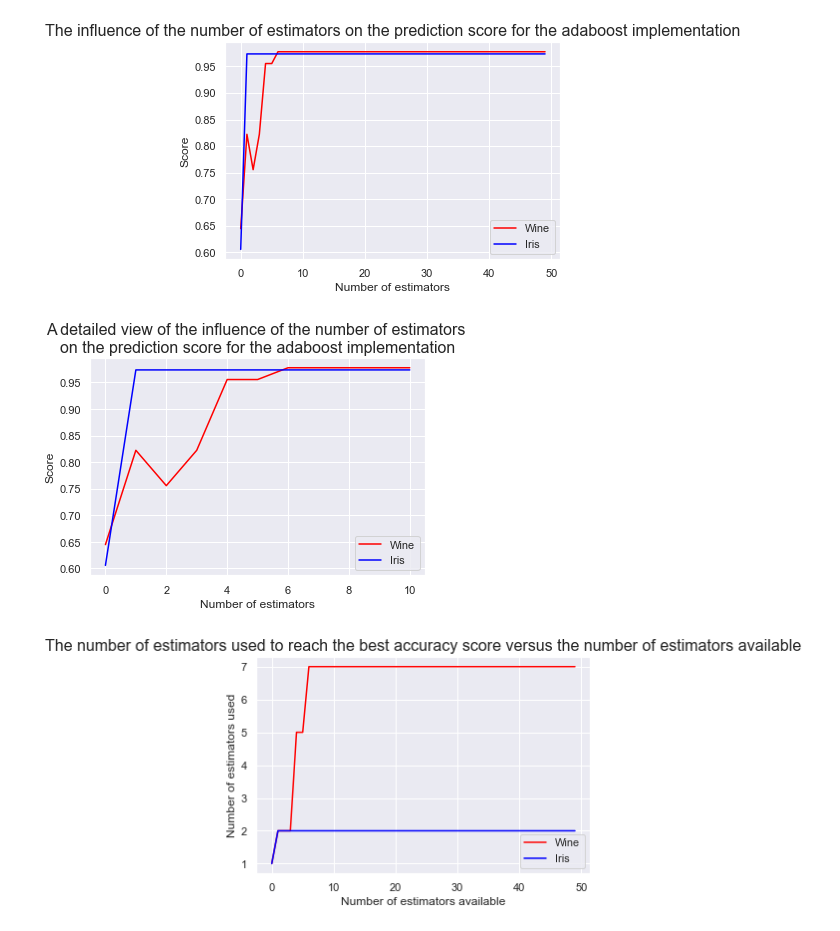
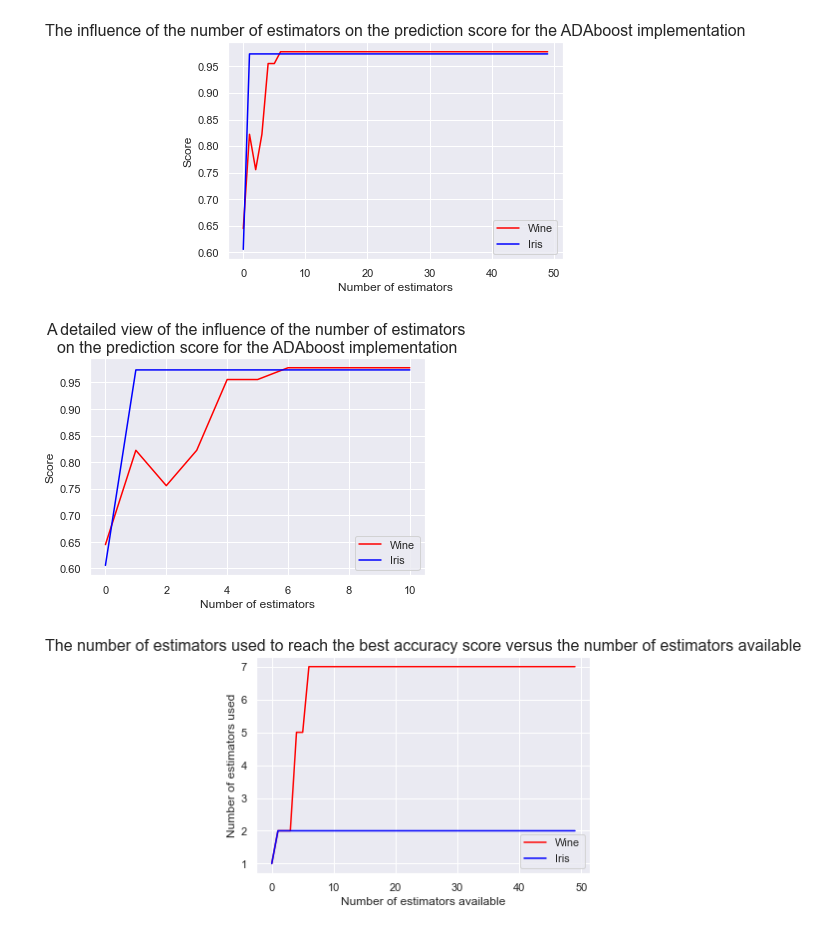
Before and after one commit to kaspardaemen/Natural-Computing, a Jupyter notebook: Ensemble learning/Excercise 5 .ipynb, the cells around one changed output. Cells and saved outputs as stored; diff of their text form; code cells hidden in the pictures.

```diff
--- a/Ensemble learning/Excercise 5 .ipynb
+++ b/Ensemble learning/Excercise 5 .ipynb
@@ -147,18 +83,0 @@ Wine_number = 50
-# %%
-#################TEst cell, nog weghalen/ selecteren wat nodig is
-
-ADA = AdaBoostClassifier(n_estimators=50, learning_rate=1, random_state=666)
-ADA.fit(x_train,y_train)
-prediction = ADA.predict(x_test) #The final class predictions
-score = ADA.score(x_test,y_test) # The accuracy score of the final predictions
-probs = ADA.predict_proba(x_test) #probabilities of the total estimation
-staged_preds = ADA.staged_predict(x_test) # predictions for each estimator
-staged_probs = ADA.staged_predict_proba(x_test) # probabilities for each estimator (nr of estimators = 2, then there are 2)
-staged_score = ADA.staged_score(x_test, y_test) # Score of each estimator
-df = ADA.decision_function(x_test)
-ADA.dff = property(ADA.feature_importances_) ##################wat doet dit?
-staged_df = ADA.staged_decision_function(x_test)
-# %%
-print(staged_score)
-for i in staged_score:
-    print(i)
@@ -279,19 +157,19 @@ plt.show()
 # %% [output]
 [figure]
 # %%
-# set number of estimators vs learning rate 2D in more detail
+# Number of estimators vs learning rate 2D in more detail
 sns.set()
 plt.plot(estimators_wine[:11], 'red', estimators_iris[:11], 'blue')
 
 plt.xlabel('Number of estimators')
 plt.ylabel('Score')
 plt.legend(["Wine", "Iris"])
 plt.title('A detailed view of the influence of the number of estimators \n' +
-           'on the prediction score for the adaboost implementation',
+           'on the prediction score for the ADAboost implementation',
           fontsize=16)
 plt.show()
 # %% [output]
-[figure, old version]
+[figure, new version]
 # %%
 # The number of estimators needed vs the total number of estimators available
 sns.set()
```
Also changed, not shown: parts of 25 cells of this notebook.
